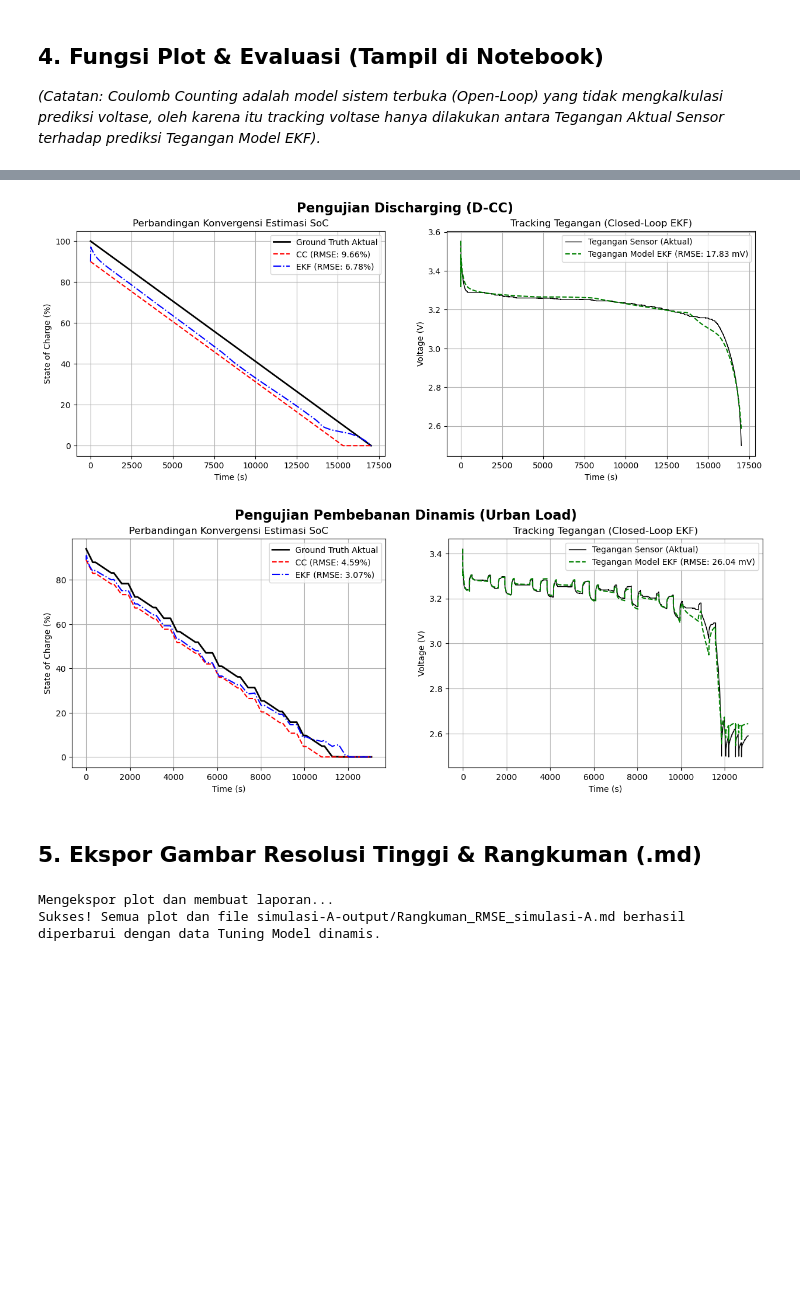
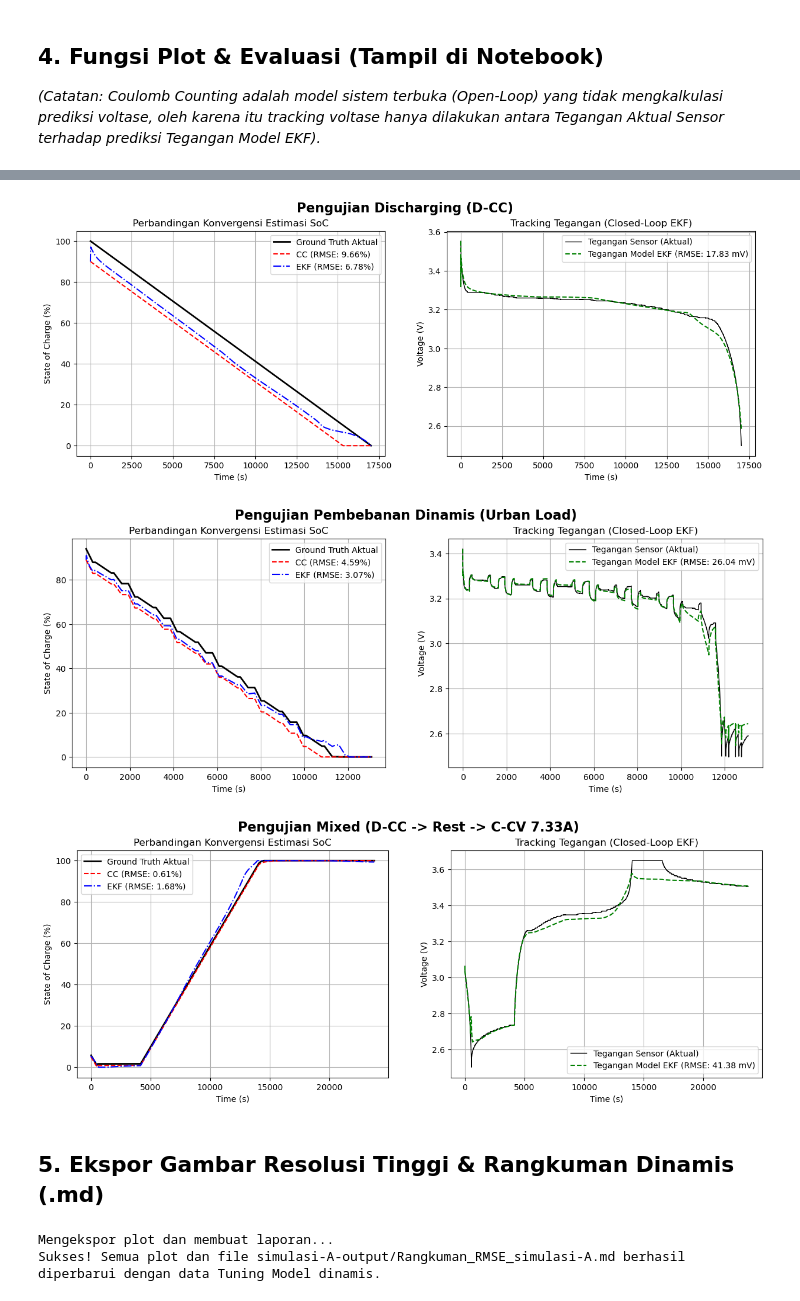
Before and after one commit to Zenalghi/Simulasi-Cell-B, a Jupyter notebook: Simulasi EKF + CC/Simulasi model dalam notebook/simulasi-A.ipynb, the cells around one changed output, grey strips where cells are left out. Saved outputs shown, nothing was run; the diff lists cells and outputs as text; code cells hidden in the pictures; blank space fills up the shorter version.

```diff
--- a/Simulasi EKF + CC/Simulasi model dalam notebook/simulasi-A.ipynb
+++ b/Simulasi EKF + CC/Simulasi model dalam notebook/simulasi-A.ipynb
@@ -165,10 +169,32 @@ def run_soc_simulation(df, mode='discharge', true_soc_start=None, algo_soc_start
     voltage = df['Vol(V)'].values
     current = df['Cur(A)'].values
 
+    # -----------------------------------------------------
+    # PENANGANAN ARAH ARUS OTOMATIS BERDASARKAN MODE
+    # -----------------------------------------------------
     if mode == 'charge':
         current = -np.abs(current)
-    else:
+    elif mode == 'discharge':
         current = np.abs(current)
+    elif mode == 'mixed':
+        # Untuk dataset campuran (Discharge -> Rest -> Charge)
+        # ZKETech log selalu positif. Kita ubah arahnya secara cerdas:
+        current_signed = np.zeros_like(current)
+        is_charging_phase = False
+        for i in range(len(current)):
+            # Jika baterai menyentuh/mendekati cut-off bawah (misal 2.6V)
+            # kita tandai bahwa fase kuras habis, arus selanjutnya adalah charge.
+            if voltage[i] <= 2.65:
+                is_charging_phase = True
+
+            if current[i] > 0.01:
+                if is_charging_phase:
+                    current_signed[i] = -np.abs(current[i]) # Charge (-)
+                else:
+                    current_signed[i] = np.abs(current[i])  # Discharge (+)
+            else:
+                current_signed[i] = 0.0
+        current = current_signed
 
     n_steps = len(time_s)
     soc_cc = np.zeros(n_steps)
@@ -272,35 +298,39 @@ def plot_and_calculate_rmse(df, mode, title, true_soc_start=None, algo_soc_start
     ax1.set_xlabel('Time (s)')
     ax1.set_ylabel('State of Charge (%)')
     ax1.legend()
     ax1.set_title('Perbandingan Konvergensi Estimasi SoC')
 
     # Plot Tegangan
     ax2.plot(time_s, v_true, label='Tegangan Sensor (Aktual)', color='black', linewidth=1)
     ax2.plot(time_s, v_pred, label=f'Tegangan Model EKF (RMSE: {rmse_v_ekf:.2f} mV)', color='green', linestyle='--')
     ax2.set_xlabel('Time (s)')
     ax2.set_ylabel('Voltage (V)')
     ax2.legend()
     ax2.set_title('Tracking Tegangan (Closed-Loop EKF)')
 
     plt.show()
 
 # Jalankan Plotting Tampilan
 plot_and_calculate_rmse(df_charge, mode='charge', title='Pengujian Charging (C-CV)')
 plot_and_calculate_rmse(df_discharge, mode='discharge', title='Pengujian Discharging (D-CC)')
 
 # ---------------------------------------------------------
 # Khusus Urban Load:
 # Ground Truth dimulai 94% (0.94).
 # Algoritma dimulai 89% (0.89) agar jaraknya 'agak dekat'
 # (selisih error 5%), namun tetap membuktikan konvergensi EKF
 # ---------------------------------------------------------
 plot_and_calculate_rmse(df_dynamic, mode='discharge', title='Pengujian Pembebanan Dinamis (Urban Load)', true_soc_start=0.94, algo_soc_start=0.89)
+
+# Menjalankan Plotting Dataset ke-4 (Mixed)
+plot_and_calculate_rmse(df_mixed, mode='mixed', title='Pengujian Mixed (D-CC -> Rest -> C-CV 7.33A)')
 # %% [output]
 [figure]
 [figure]
 [figure]
+[figure, added]
 # %% [markdown]
-## 5. Ekspor Gambar Resolusi Tinggi & Rangkuman (.md)
+## 5. Ekspor Gambar Resolusi Tinggi & Rangkuman Dinamis (.md)
 # %%
 # ==========================================
 # PROSES EKSPOR PLOT & MARKDOWN KE FOLDER
```
Also changed, not shown: parts of 5 cells of this notebook, 8 other files.
